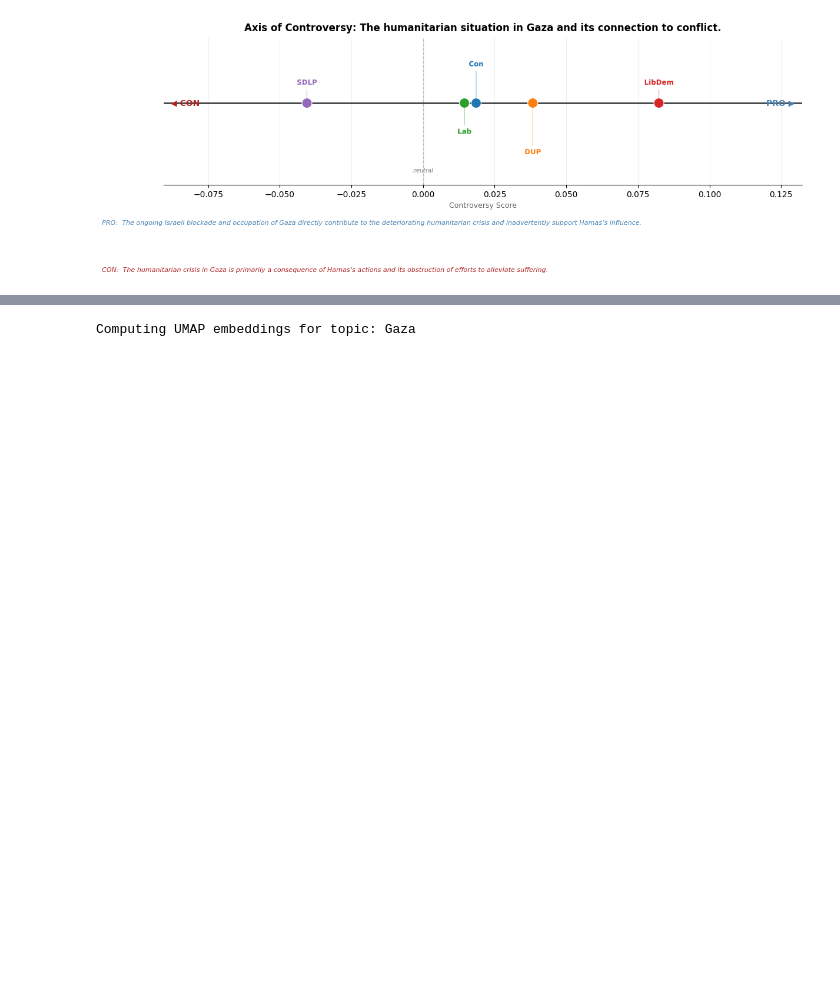
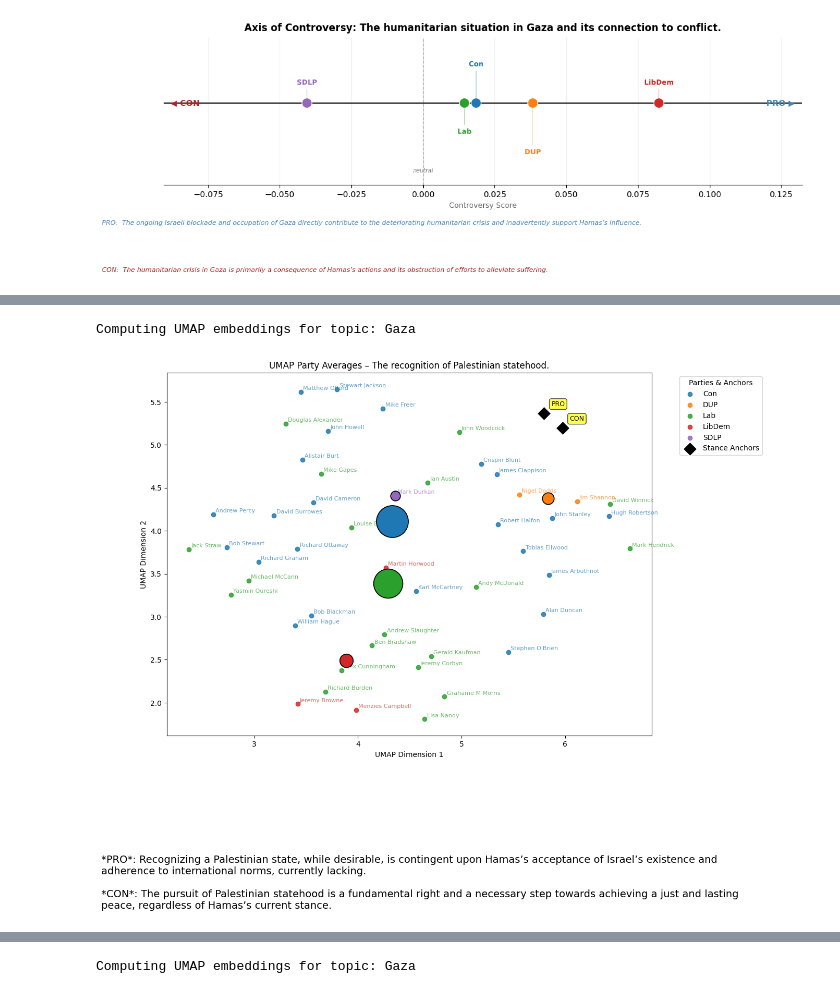
Before and after one commit to fedefraschio/stance-detection-uk-parliament, a Jupyter notebook: notebooks/stance_detection.ipynb, the cells around one changed output, grey strips where cells are left out. Cells and saved outputs as stored; diff of their text form; code cells hidden in the pictures; blank space fills up the shorter version.

Commit message:
validation for topic 'Gaza' done

```diff
--- a/notebooks/stance_detection.ipynb
+++ b/notebooks/stance_detection.ipynb
@@ -364,0 +356,6 @@ Raw: [
+# %%
+embeddings = uk.compute_umap_embeddings(topic, anchors[3])
+uk.plot_umap_party_averages(embeddings, topic)
+# %% [output]
+Computing UMAP embeddings for topic: Gaza
+[figure, added]
```
Also changed, not shown: parts of 16 cells of this notebook.
